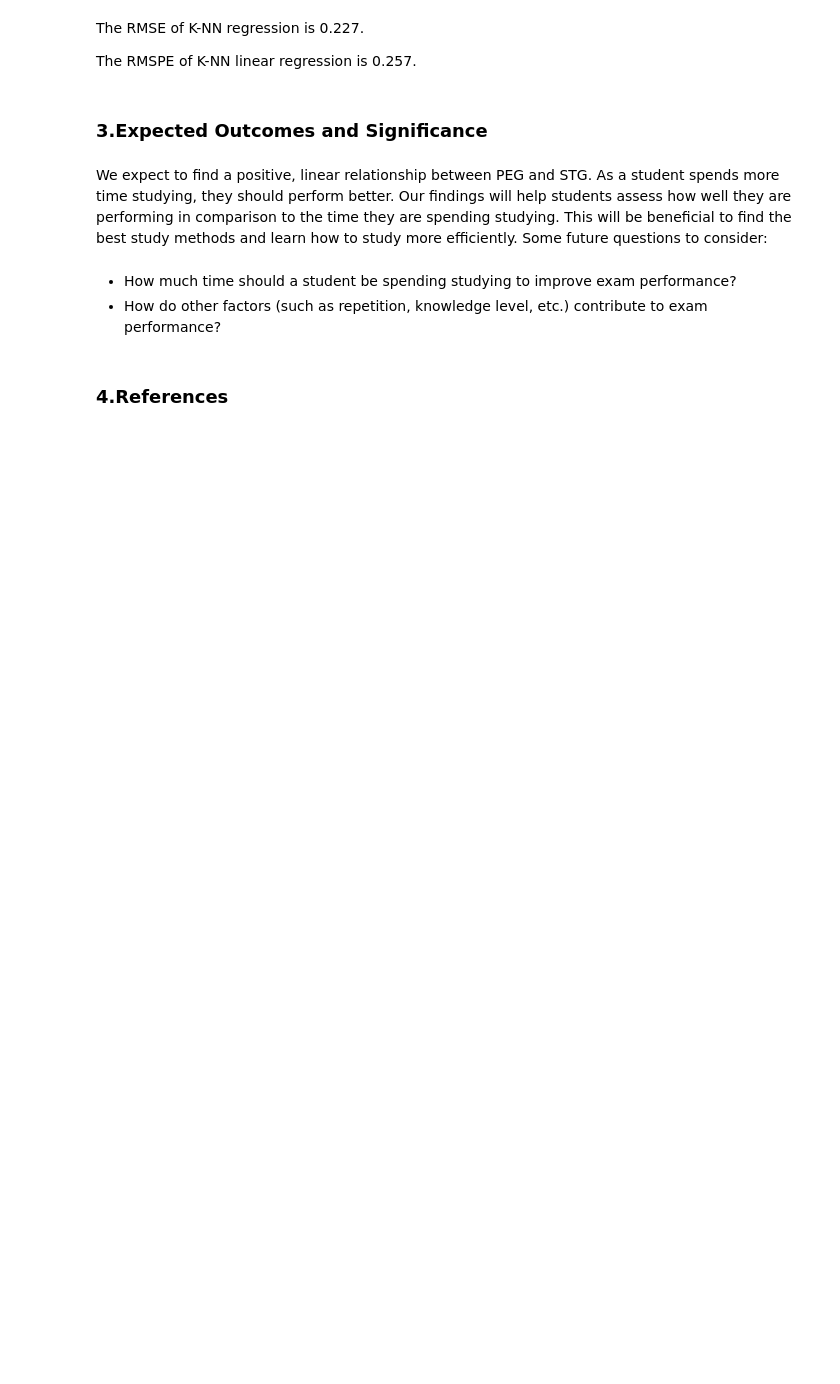
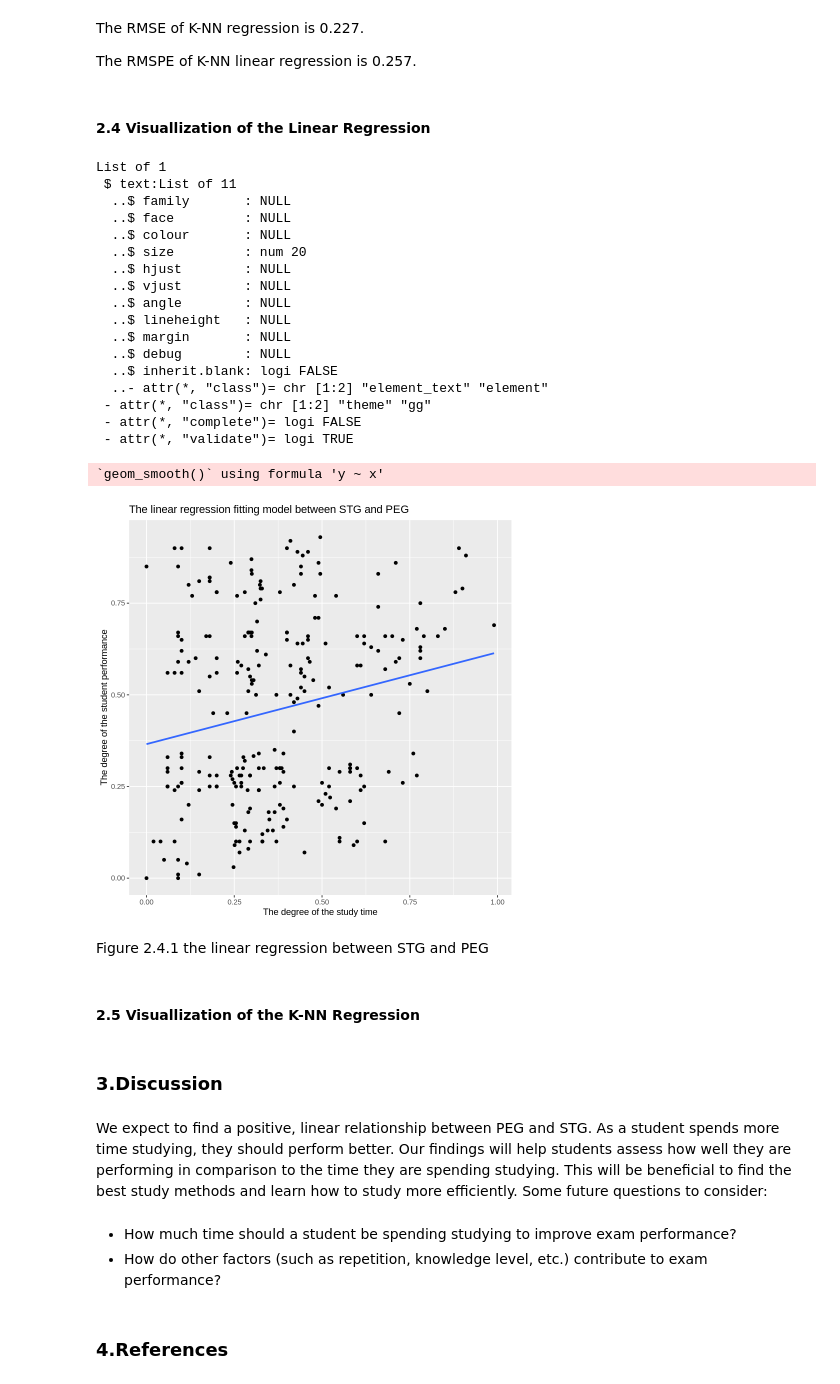
Before and after one commit to snowwang99/DSCI100_group32_project, a Jupyter notebook: DSCI100_Group32_Report.ipynb, the cells around one changed output. Saved outputs shown, nothing was run; the diff lists cells and outputs as text; code cells hidden in the pictures; blank space fills up the shorter version.

```diff
--- a/DSCI100_Group32_Report.ipynb
+++ b/DSCI100_Group32_Report.ipynb
@@ -416,8 +464,44 @@ knn_rmspe
 The RMSE of K-NN regression is 0.227.
 
 The RMSPE of K-NN linear regression is 0.257.
-# %% [markdown]
-### 3.Expected Outcomes and Significance
+# %% [markdown]
+#### 2.4 Visuallization of the Linear Regression
+# %%
+lm_predictions <- user_training %>%
+    ggplot(aes(x = STG, y = PEG)) +
+        geom_point() +
+        geom_smooth(method = "lm", se = FALSE) +
+        xlab("The degree of the study time") +
+        ylab("The degree of the student performance") +
+        ggtitle("The linear regression fitting model between STG and PEG")
+        theme(text = element_text(size = 20))
+lm_predictions
+# %% [output]
+List of 1
+ $ text:List of 11
+  ..$ family       : NULL
+  ..$ face         : NULL
+  ..$ colour       : NULL
+  ..$ size         : num 20
+  ..$ hjust        : NULL
+  ..$ vjust        : NULL
+  ..$ angle        : NULL
+  ..$ lineheight   : NULL
+  ..$ margin       : NULL
+  ..$ debug        : NULL
+  ..$ inherit.blank: logi FALSE
+  ..- attr(*, "class")= chr [1:2] "element_text" "element"
+ - attr(*, "class")= chr [1:2] "theme" "gg"
+ - attr(*, "complete")= logi FALSE
+ - attr(*, "validate")= logi TRUE
+`geom_smooth()` using formula 'y ~ x'
+[figure, added]
+# %% [markdown]
+Figure 2.4.1 the linear regression between STG and PEG
+# %% [markdown]
+#### 2.5 Visuallization of the K-NN Regression
+# %% [markdown]
+### 3.Discussion
 # %% [markdown]
 We expect to find a positive, linear relationship between PEG and STG. As a student spends more time studying, they should perform better. Our findings will help students assess how well they are performing in comparison to the time they are spending studying. This will be beneficial to find the best study methods and learn how to study more efficiently. Some future questions to consider:
 # %% [markdown]
```
Also changed, not shown: parts of 34 cells of this notebook.
